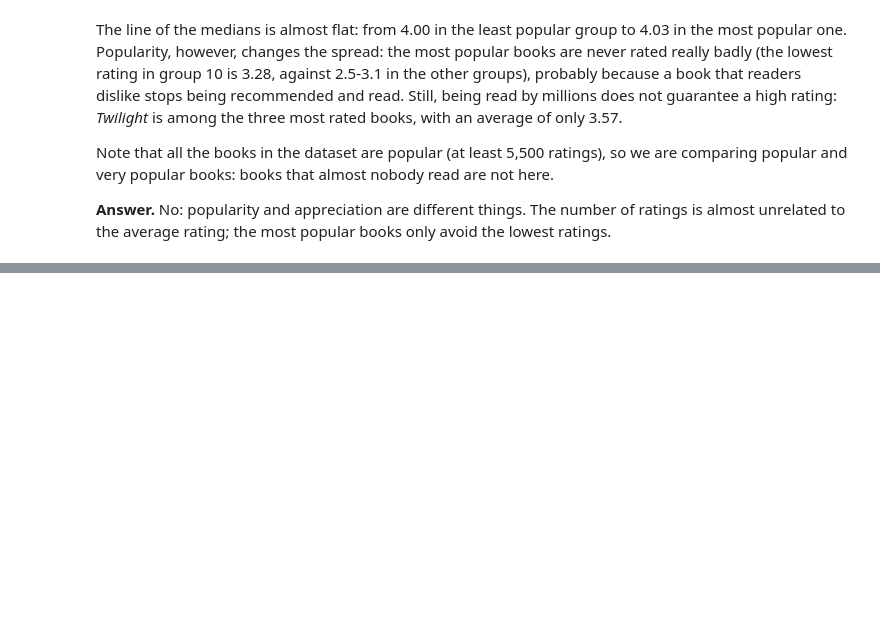
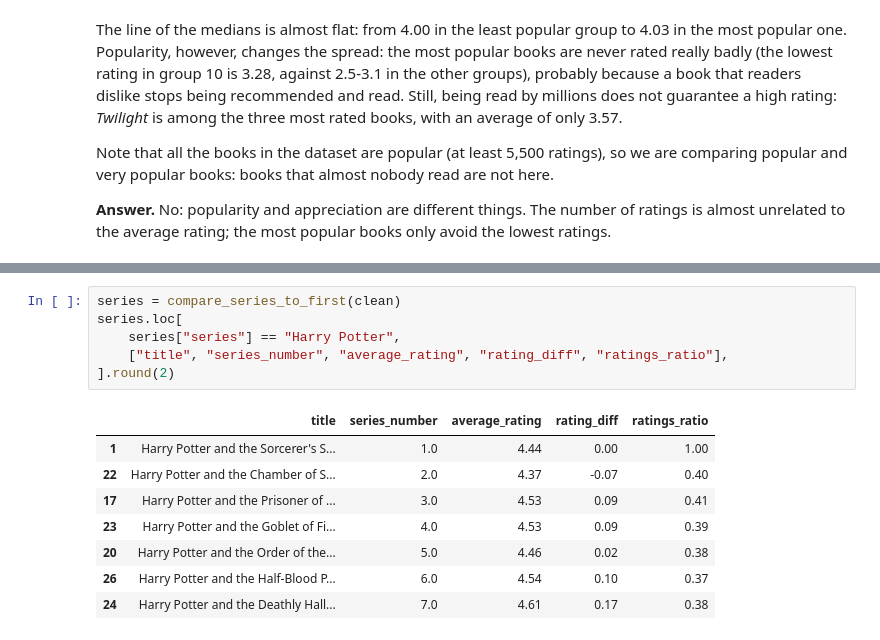
Before and after one commit to mbeyzademirkubuz/book-ratings-insights, a Jupyter notebook: notebooks/walkthrough.ipynb, the cells around one changed output, grey strips where cells are left out. Saved outputs shown, nothing was run; the diff lists cells and outputs as text; blank space fills up the shorter version.

```diff
--- a/notebooks/walkthrough.ipynb
+++ b/notebooks/walkthrough.ipynb
@@ -481,0 +504,15 @@ the lowest ratings.
+# %%
+series = compare_series_to_first(clean)
+series.loc[
+    series["series"] == "Harry Potter",
+    ["title", "series_number", "average_rating", "rating_diff", "ratings_ratio"],
+].round(2)
+# %% [output]
+|  | title | series_number | average_rating | rating_diff | ratings_ratio |
+| 1 | Harry Potter and the Sorcerer's S... | 1.0 | 4.44 | 0.00 | 1.00 |
+| 22 | Harry Potter and the Chamber of S... | 2.0 | 4.37 | -0.07 | 0.40 |
+| 17 | Harry Potter and the Prisoner of ... | 3.0 | 4.53 | 0.09 | 0.41 |
+| 23 | Harry Potter and the Goblet of Fi... | 4.0 | 4.53 | 0.09 | 0.39 |
+| 20 | Harry Potter and the Order of the... | 5.0 | 4.46 | 0.02 | 0.38 |
+| 26 | Harry Potter and the Half-Blood P... | 6.0 | 4.54 | 0.10 | 0.37 |
+| 24 | Harry Potter and the Deathly Hall... | 7.0 | 4.61 | 0.17 | 0.38 |
```
Also changed, not shown: parts of 12 cells of this notebook, 2 other files.
